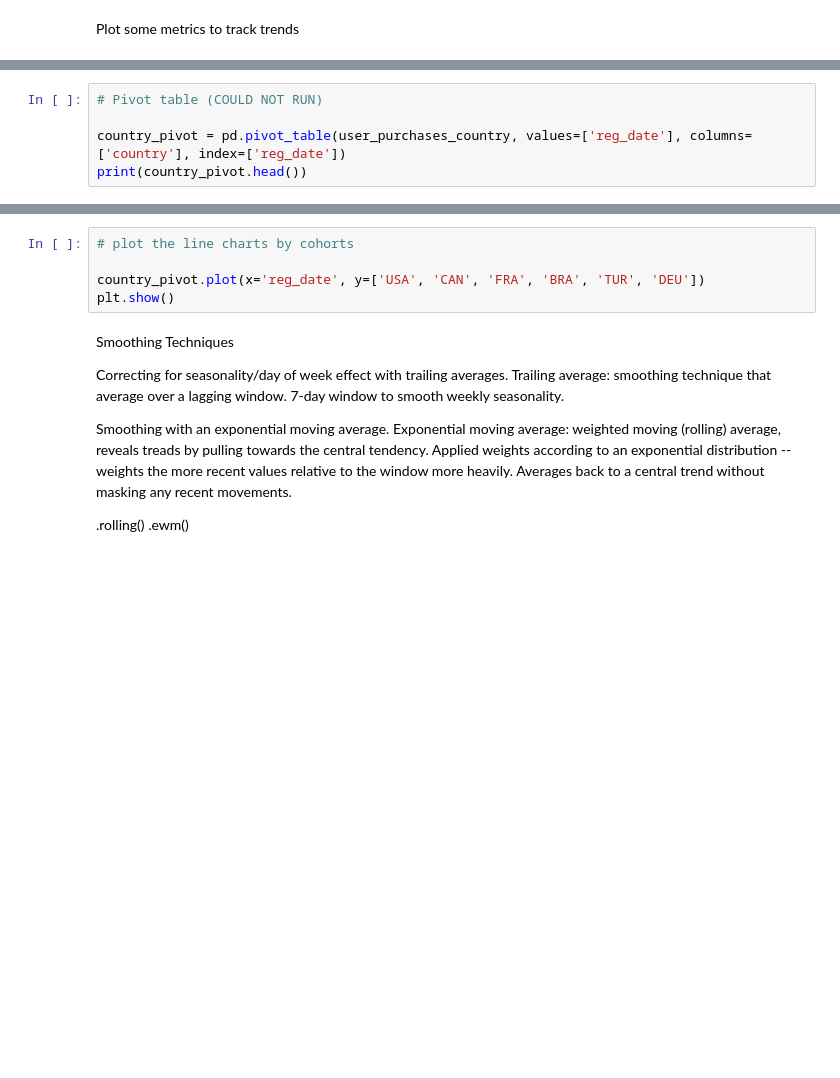
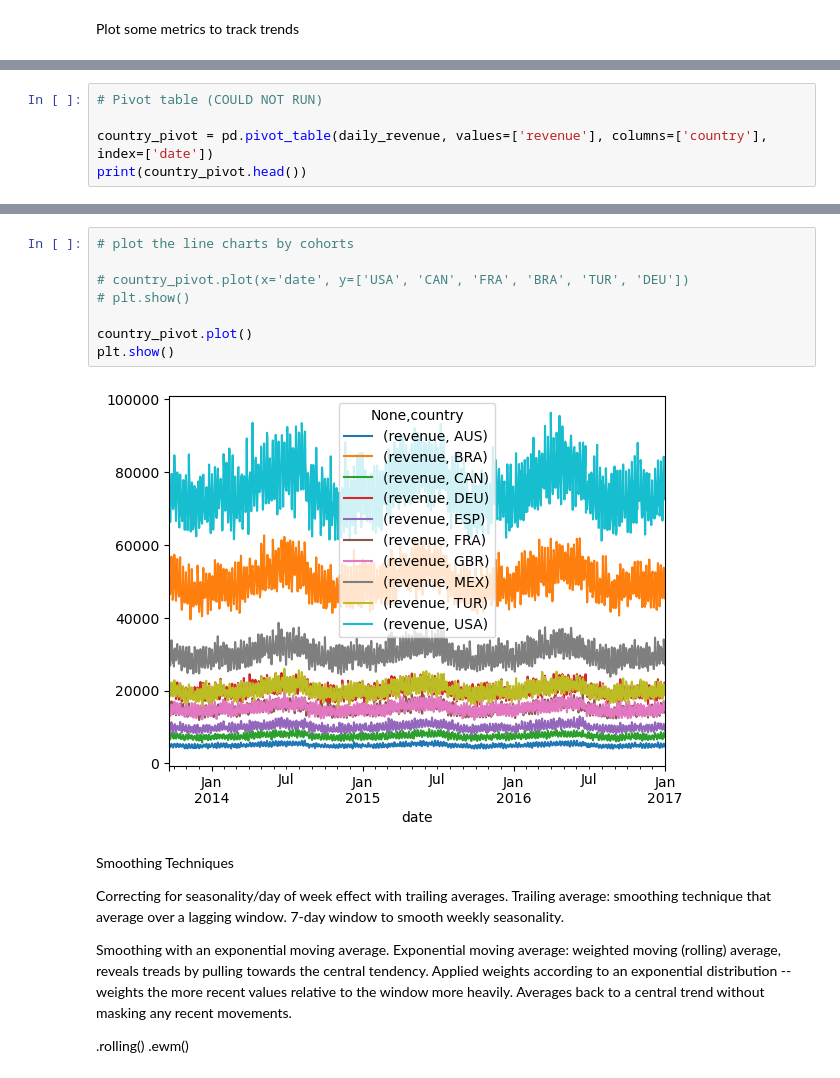
Before and after one commit to englishpear/ds_abtest, a Jupyter notebook: Customer Analytics AB testing.ipynb, the cells around one changed output, grey strips where cells are left out. Cells and saved outputs as stored; diff of their text form; blank space fills up the shorter version.

```diff
--- a/Customer Analytics AB testing.ipynb
+++ b/Customer Analytics AB testing.ipynb
@@ -277,5 +315,5 @@ KeyError: "Column(s) ['first_week_purchases'] do not exist"
 # %%
 # Pivot table (COULD NOT RUN)
 
-country_pivot = pd.pivot_table(user_purchases_country, values=['reg_date'], columns=['country'], index=['reg_date'])
+country_pivot = pd.pivot_table(daily_revenue, values=['revenue'], columns=['country'], index=['date'])
 print(country_pivot.head())
@@ -282,8 +338,13 @@ print(country_pivot.head())
 # %%
 # plot the line charts by cohorts
 
-country_pivot.plot(x='reg_date', y=['USA', 'CAN', 'FRA', 'BRA', 'TUR', 'DEU'])
+# country_pivot.plot(x='date', y=['USA', 'CAN', 'FRA', 'BRA', 'TUR', 'DEU'])
+# plt.show()
+
+country_pivot.plot()
 plt.show()
+# %% [output]
+[figure, added]
 # %% [markdown]
 Smoothing Techniques
 
```
Also changed, not shown: parts of 22 cells of this notebook, 1 other file.
